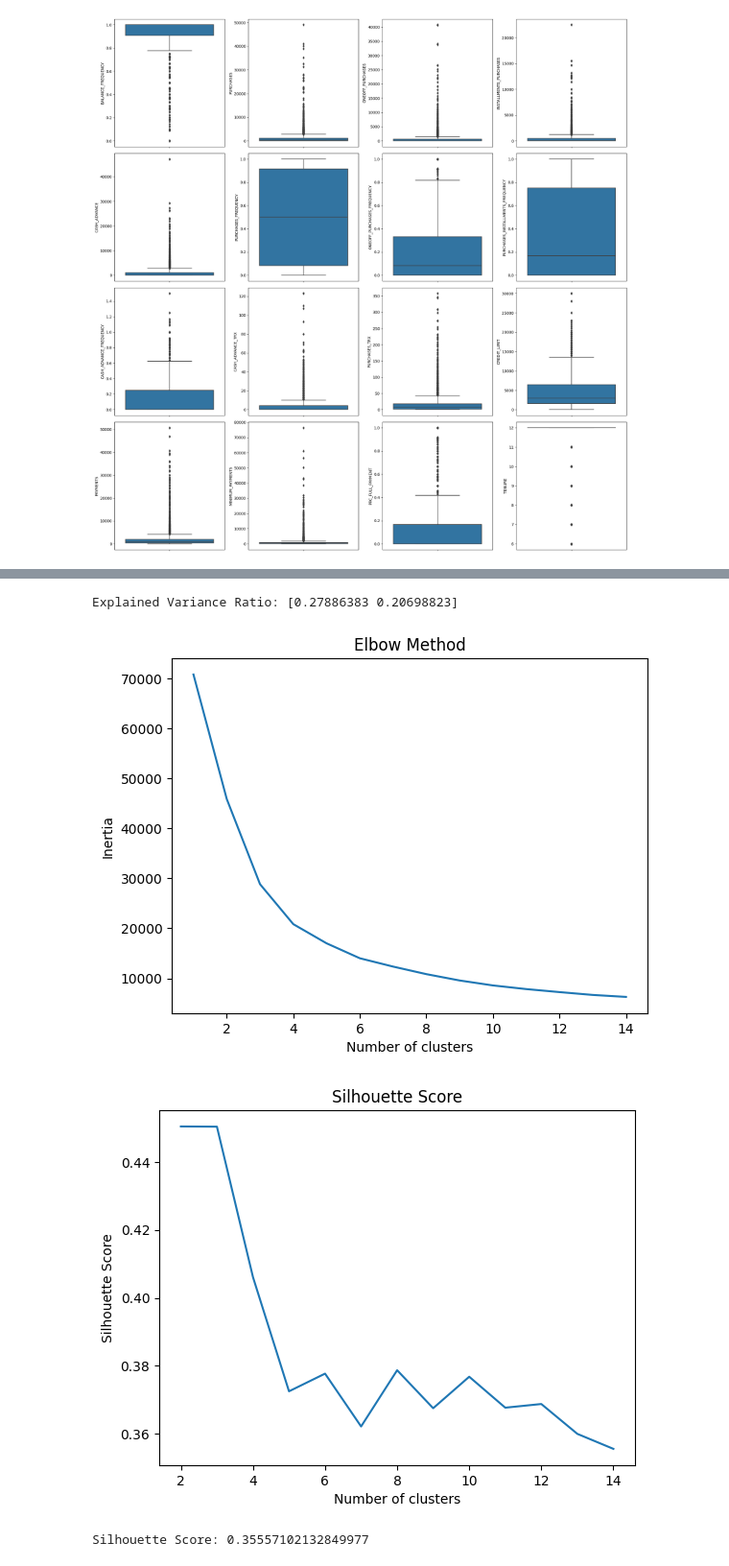
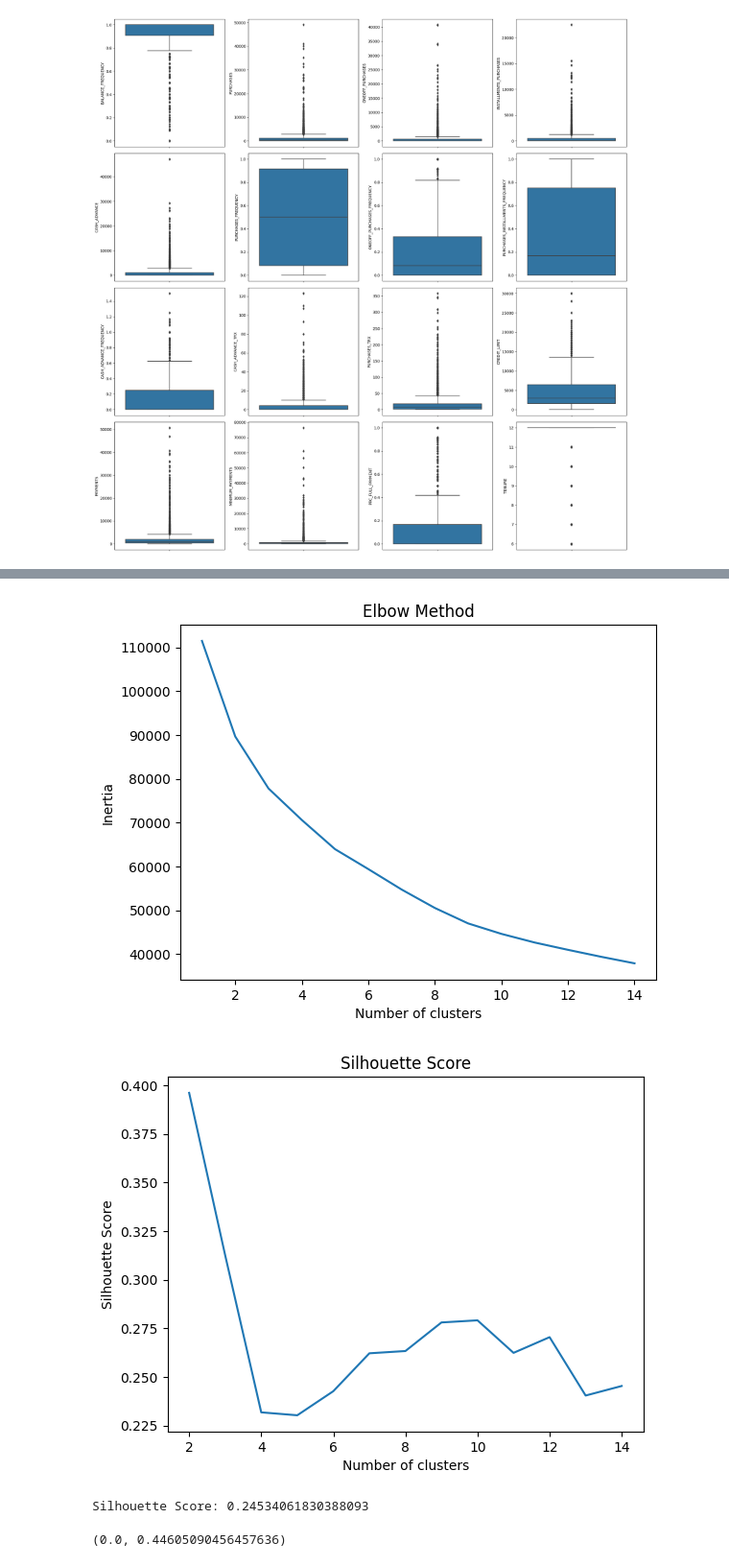
Before and after one commit to CDN0116/schulich-repo, a Jupyter notebook: Dini Cai-Assignment02.ipynb, the cells around one changed output, grey strips where cells are left out. Shown at 96% size. Cells and saved outputs as stored; diff of their text form; code cells hidden in the pictures.

```diff
--- a/Dini Cai-Assignment02.ipynb
+++ b/Dini Cai-Assignment02.ipynb
@@ -174,0 +183,5 @@ df.drop(MINIMUM_PAYMENTS_outliers,inplace=True)
+# %%
+df.drop('PURCHASES_FREQUENCY',axis=1, inplace=True)
+df.drop('CASH_ADVANCE_TRX',axis=1, inplace=True)
+df.drop('PURCHASES_INSTALLMENTS_FREQUENCY',axis=1, inplace=True)
+df.drop('CASH_ADVANCE_FREQUENCY',axis=1, inplace=True)
@@ -174,0 +219,5 @@ df.drop(MINIMUM_PAYMENTS_outliers,inplace=True)
+# %%
+for i in df.columns:
+    sns.histplot(data=df, x=i)
+    plt.title(f"Histogram on {i}")
+    plt.show()
@@ -187,7 +250,5 @@ principal_components = pca.fit_transform(scaled_df)
 # %%
-explained_variance_ratio = pca.explained_variance_ratio_
-print("Explained Variance Ratio:", explained_variance_ratio)
+#explained_variance_ratio = pca.explained_variance_ratio_
+#print("Explained Variance Ratio:", explained_variance_ratio)
-# %% [output]
-Explained Variance Ratio: [0.27886383 0.20698823]
 # %%
 # Create a DataFrame with the principal components
@@ -195,5 +256,5 @@ pca_df = pd.DataFrame(data=principal_components, columns=[f'PC{i+1}' for i in ra
 # %%
-X = np.array(pca_df)
+X = np.array(scaled_df)
 # %%
 from sklearn.datasets import make_blobs
 from sklearn.cluster import KMeans
@@ -203,33 +264,51 @@ import matplotlib.pyplot as plt
 inertia = []
 silhouette_avg = []
 for i in range(1, 15):
     kmeans = KMeans(n_clusters=i, random_state=0)
     kmeans.fit(X)
     inertia.append(kmeans.inertia_)
     labels = kmeans.labels_
     centers = kmeans.cluster_centers_
     if i>1:
         silhouette_avg = silhouette_avg + [silhouette_score(X, labels)]
 
 # Silhouette Score
 
 plt.plot(range(1, 15), inertia)
 plt.title('Elbow Method')
 plt.xlabel('Number of clusters')
 plt.ylabel('Inertia')
 plt.show()
 
 
 plt.plot(range(2, 15), silhouette_avg)
 plt.title('Silhouette Score')
 plt.xlabel('Number of clusters')
 plt.ylabel('Silhouette Score')
 plt.show()
 
 # Silhouette Score
 sil_score = silhouette_score(X, labels)
 print(f"Silhouette Score: {sil_score}")
+
+#plot the elbow method curve to find the optimal number of cluster
+fig, axes = plt.subplots(1,1, figsize=(5,5))
+axes.plot(range(1, 15), inertia, color='blue')
+axes.set_title(f'Elbow Method (blue) and Silhouette Score (green) - {i}')
+axes.set_xlabel('Number of clusters')
+axes.set_ylabel('Inertia')
+axes.axvline(x=3, color = 'red', linestyle = '--')
+
+#plot the silhouette score curve to find the optimal number of cluster
+axes2 = axes.twinx()
+axes2.plot(range(2, 15), silhouette_avg, color='green')
+axes2.set_ylabel('Silhouette Score')
+
+# Set y-axis limits to start from zero
+axes.set_ylim(0, max(inertia) + 100)
+axes2.set_ylim(0, max(silhouette_avg) + 0.05)
 # %% [output]
-[figure, old version]
+[figure, new version]
-[figure, old version]
+[figure, new version]
-Silhouette Score: 0.35557102132849977
+Silhouette Score: 0.24534061830388093
+(0.0, 0.44605090456457636)
```
Also changed, not shown: parts of 18 cells of this notebook.
